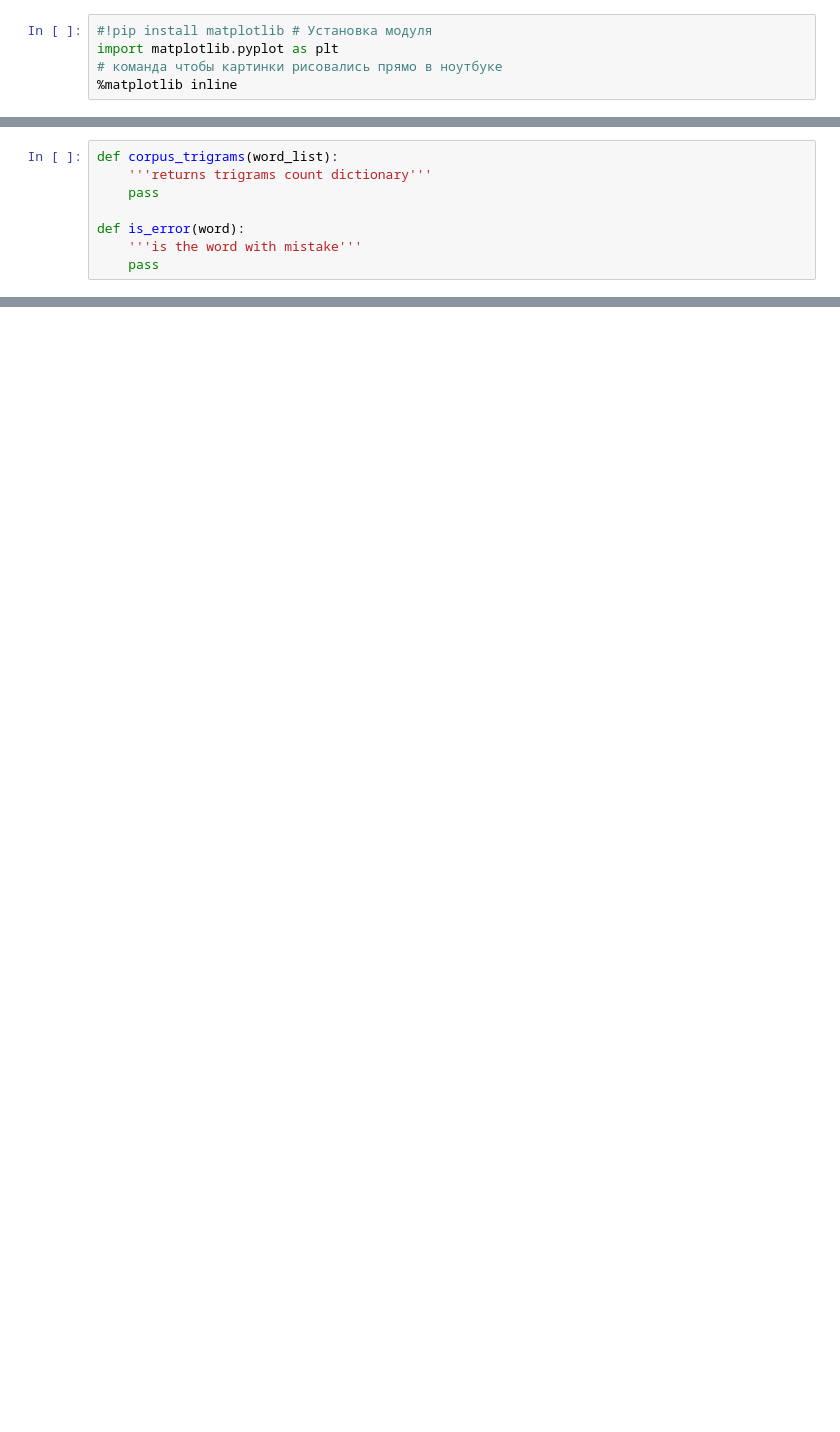
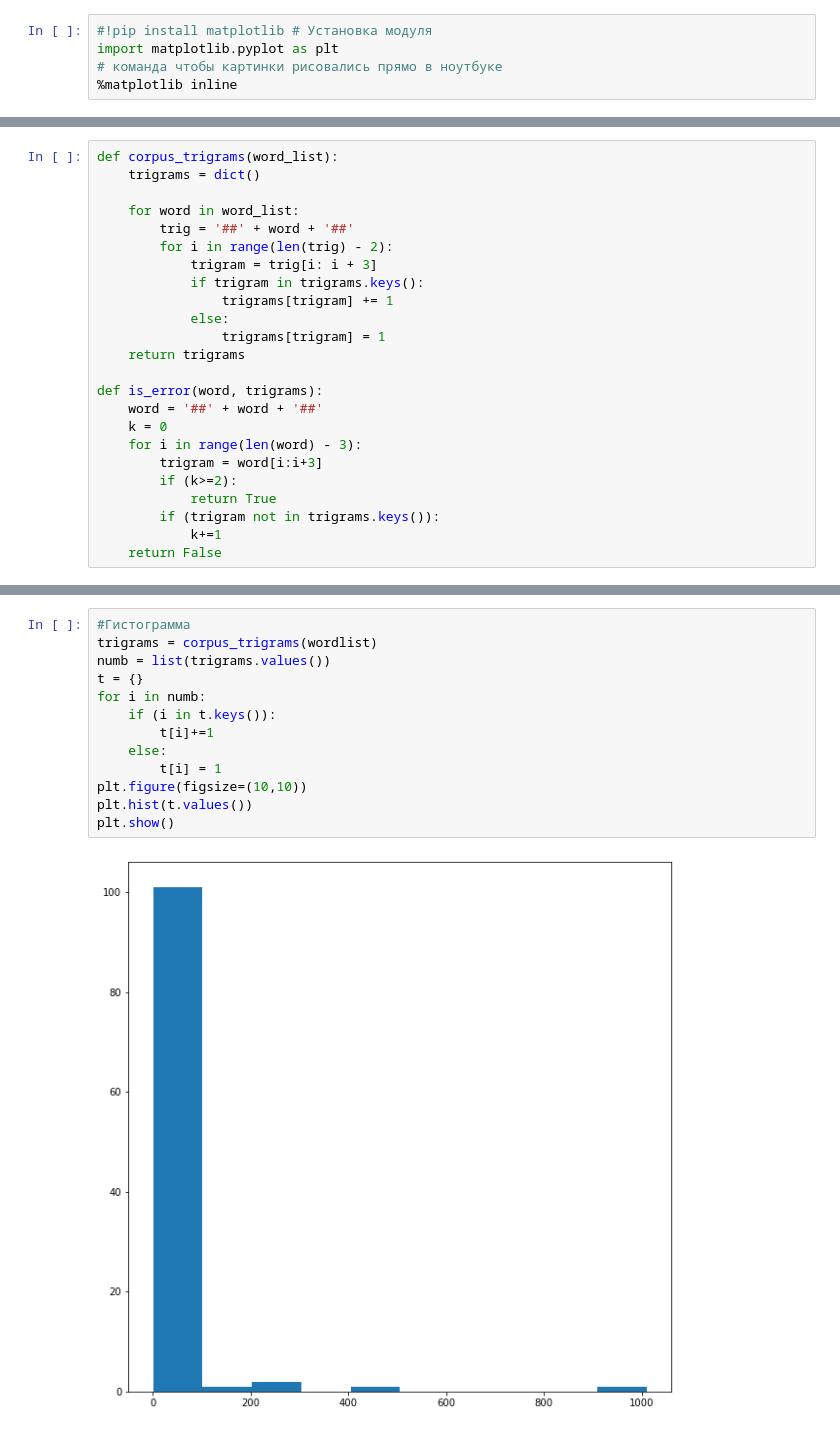
Before and after one commit to Sdernal/Morphology, a Jupyter notebook: spelling.ipynb, the cells around one changed output, grey strips where cells are left out. Drawn from its saved outputs; the diff is of its cells as text; blank space fills up the shorter version.

```diff
--- a/spelling.ipynb
+++ b/spelling.ipynb
@@ -96,8 +68,0 @@ Wall time: 9.93 s
-# %%
-def corpus_trigrams(word_list):
-    '''returns trigrams count dictionary'''
-    pass
-
-def is_error(word):
-    '''is the word with mistake'''
-    pass
@@ -125,0 +71,24 @@ def correct_mistakes_naive(text):
+# %%
+def corpus_trigrams(word_list):
+    trigrams = dict()
+
+    for word in word_list:
+        trig = '##' + word + '##'
+        for i in range(len(trig) - 2):
+            trigram = trig[i: i + 3]
+            if trigram in trigrams.keys():
+                trigrams[trigram] += 1
+            else:
+                trigrams[trigram] = 1
+    return trigrams
+
+def is_error(word, trigrams):
+    word = '##' + word + '##'
+    k = 0
+    for i in range(len(word) - 3):
+        trigram = word[i:i+3]
+        if (k>=2):
+            return True
+        if (trigram not in trigrams.keys()):
+            k+=1
+    return False
@@ -125,0 +119,15 @@ def correct_mistakes_naive(text):
+# %%
+#Гистограмма
+trigrams = corpus_trigrams(wordlist)
+numb = list(trigrams.values())
+t = {}
+for i in numb:
+    if (i in t.keys()):
+        t[i]+=1
+    else:
+        t[i] = 1
+plt.figure(figsize=(10,10))
+plt.hist(t.values())
+plt.show()
+# %% [output]
+[figure, added]
```
Also changed, not shown: parts of 36 cells of this notebook, 4 other files.
